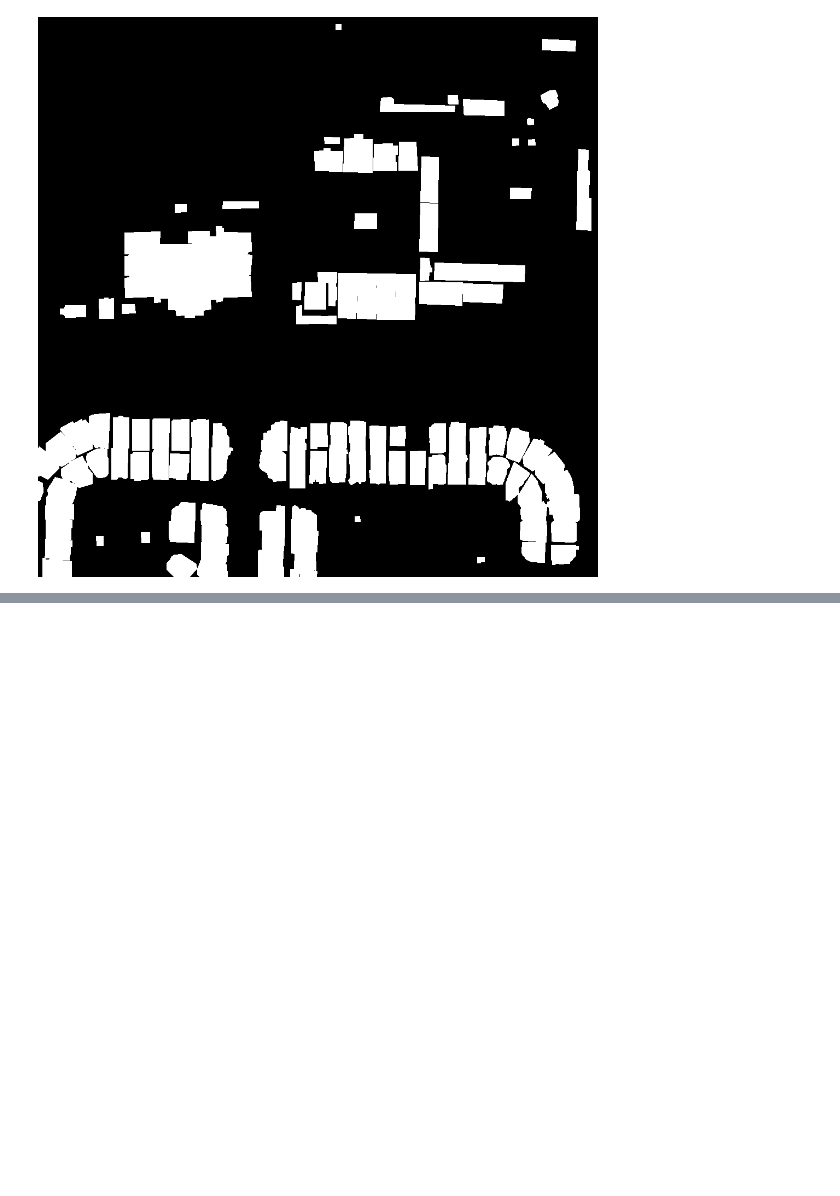
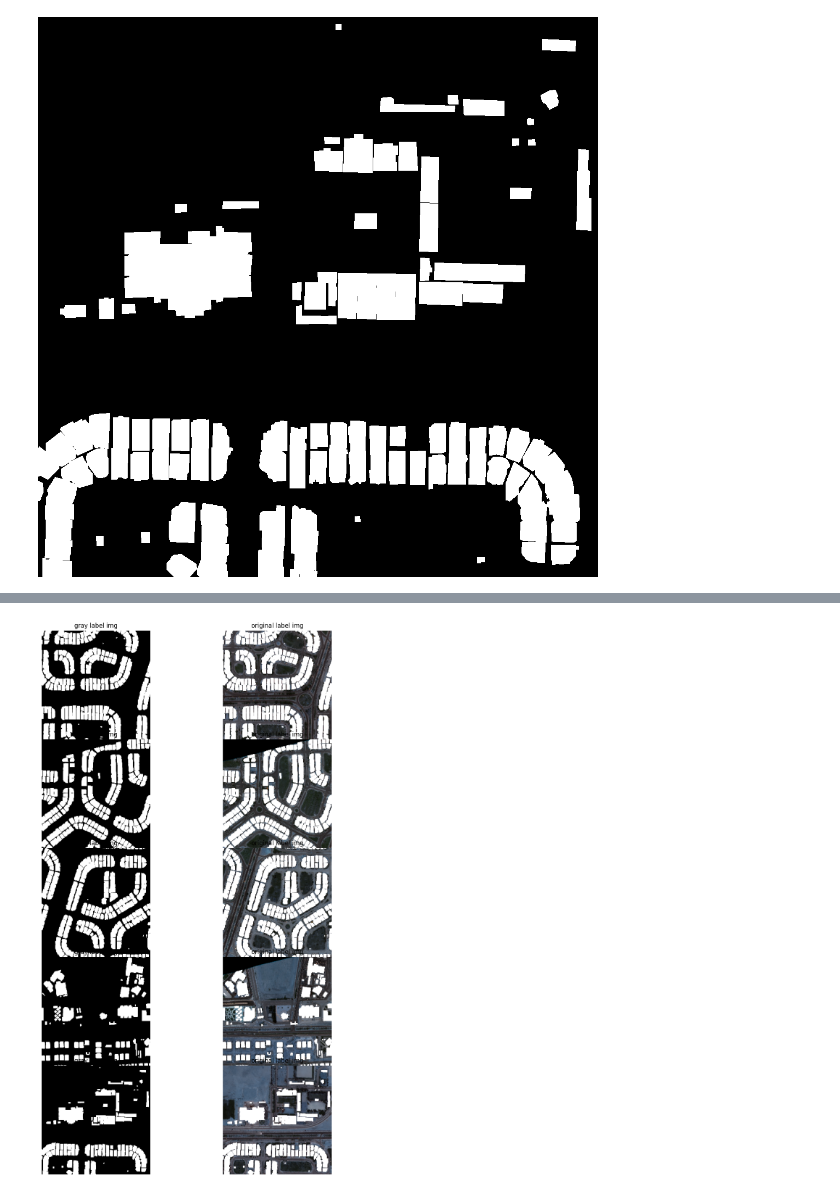
Before and after one commit to yongminkim0501/Image_deep, a Jupyter notebook: image_label_generate_json.ipynb, the cells around one changed output, grey strips where cells are left out. Cells and saved outputs as stored; diff of their text form; code cells hidden in the pictures; blank space fills up the shorter version.

```diff
--- a/image_label_generate_json.ipynb
+++ b/image_label_generate_json.ipynb
@@ -281,7 +281,6 @@ for item in png_t:
     pts = np.array(pts)
     img = cv2.fillPoly(img, [pts],(255,255,255))
   cv2.imwrite(f'/content/drive/MyDrive/data_ai/019.data/1.Training/label_data/{item}.png', img)
-  img1.append(img)
 
 cv2_imshow(img)
 cv2.waitKey(0)
@@ -310,0 +414,29 @@ cv2.destroyAllWindows()
+# %%
+import matplotlib.pyplot as plt
+import cv2
+label_image_black_white = []
+label_origin_image = []
+
+for name in png_t:
+  img = cv2.imread(f"/content/drive/MyDrive/data_ai/019.data/1.Training/label_data/{name}.png")
+  img = cv2.resize(img, (224, 224))
+  label_image_black_white.append(img)
+
+  img = cv2.imread(f"/content/drive/MyDrive/data_ai/019.data/1.Training/label_data_in_picture/{name}.png")
+  img = cv2.resize(img, (224, 224))
+  label_origin_image.append(img)
+
+fig, axs = plt.subplots(5, 2, figsize=(10, 15))
+plt.subplots_adjust(left=0, right=1, top=1, bottom=0, hspace=0, wspace=0)
+for i in range(len(label_image_black_white)):
+  axs[i][0].imshow(label_image_black_white[i], cmap='gray')
+  axs[i][0].axis('off')
+  axs[i][0].set_title("gray label img")
+
+  axs[i][1].imshow(label_origin_image[i])
+  axs[i][1].axis('off')
+  axs[i][1].set_title("original label img")
+
+plt.show()
+# %% [output]
+[figure, added]
```
Also changed, not shown: parts of 4 cells of this notebook.
